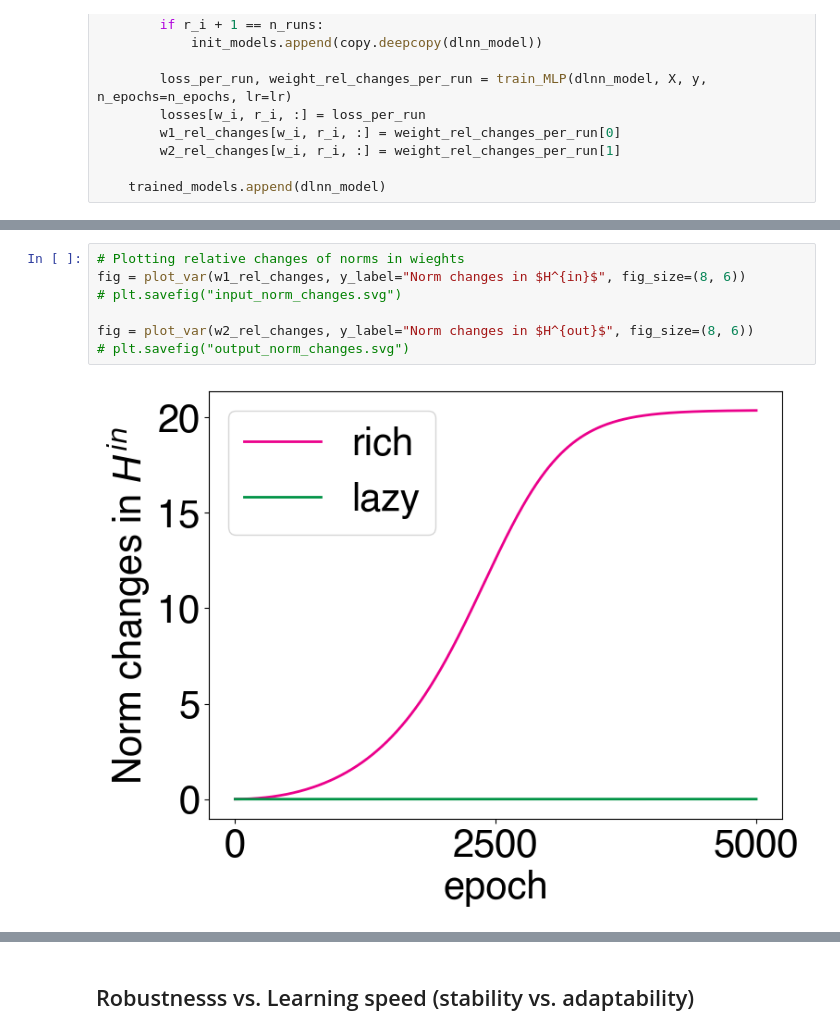
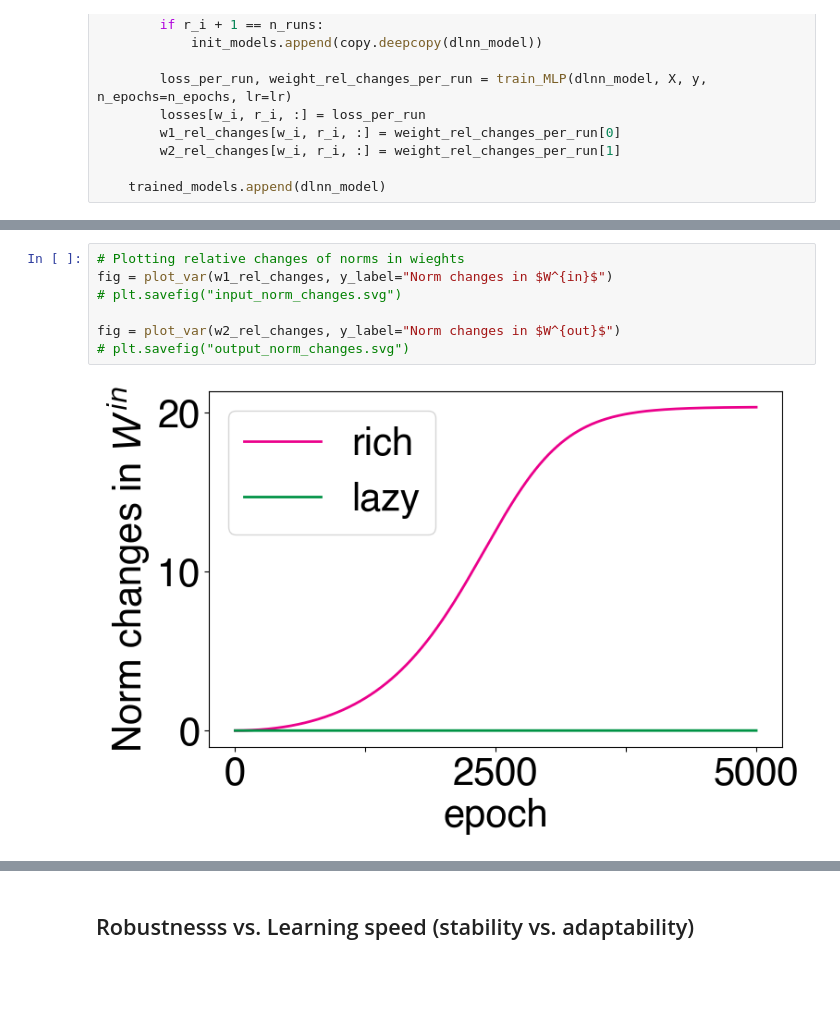
Before and after one commit to vandermeerlab/replay_task_rep, a Jupyter notebook: simulations/Fig1_task_rep.ipynb, the cells around one changed output, grey strips where cells are left out. Drawn from its saved outputs; the diff is of its cells as text; blank space fills up the shorter version.

Commit message:
Some updates in supplementary figures

```diff
--- a/simulations/Fig1_task_rep.ipynb
+++ b/simulations/Fig1_task_rep.ipynb
@@ -76,9 +76,9 @@ fig.savefig("rich_lazy_training_loss.svg")
 # %%
 # Plotting relative changes of norms in wieghts
-fig = plot_var(w1_rel_changes, y_label="Norm changes in $H^{in}$", fig_size=(8, 6))
+fig = plot_var(w1_rel_changes, y_label="Norm changes in $W^{in}$")
 # plt.savefig("input_norm_changes.svg")
 
-fig = plot_var(w2_rel_changes, y_label="Norm changes in $H^{out}$", fig_size=(8, 6))
+fig = plot_var(w2_rel_changes, y_label="Norm changes in $W^{out}$")
 # plt.savefig("output_norm_changes.svg")
 # %% [output]
-[figure, old version]
+[figure, new version]
```
Also changed, not shown: parts of 8 cells of this notebook, 2 other files.
